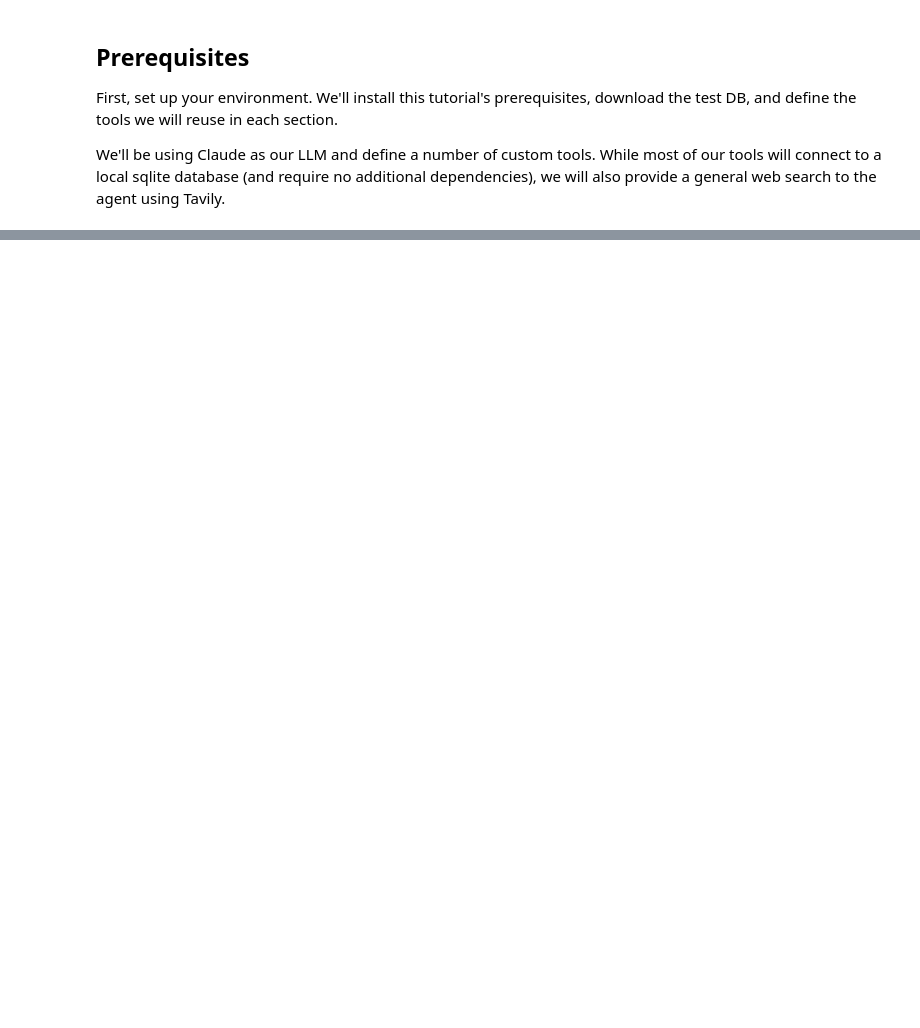
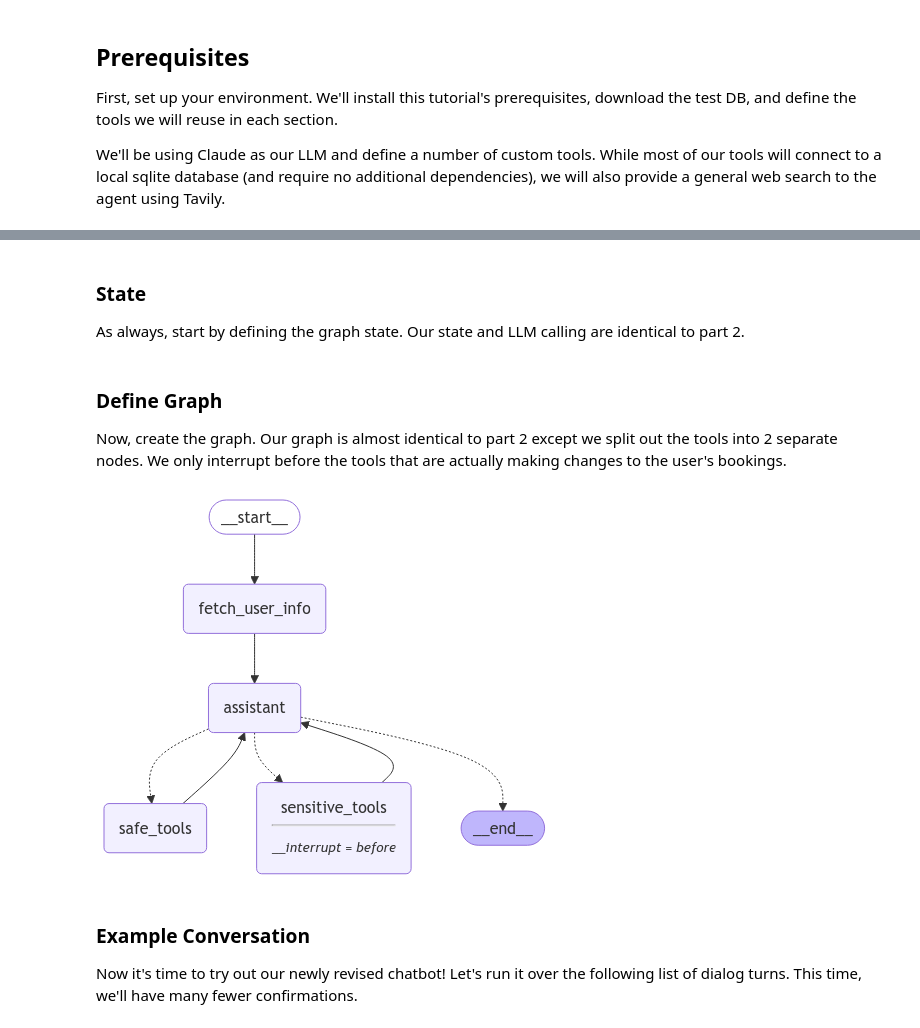
Before and after one commit to ahn283/learning, a Jupyter notebook: llm/langgraph/3_chabots_customer_support.ipynb, the cells around one changed output, grey strips where cells are left out. Cells and saved outputs as stored; diff of their text form; code cells hidden in the pictures; blank space fills up the shorter version.

```diff
--- a/llm/langgraph/3_chabots_customer_support.ipynb
+++ b/llm/langgraph/3_chabots_customer_support.ipynb
@@ -40,0 +1275,4 @@ os.environ['LANGCHAIN_PROJECT'] = "pr-stupendous-hood-8"
+# %% [markdown]
+### State
+
+As always, start by defining the graph state. Our state and LLM calling are identical to part 2.
@@ -40,0 +1368,4 @@ os.environ['LANGCHAIN_PROJECT'] = "pr-stupendous-hood-8"
+# %% [markdown]
+### Define Graph
+
+Now, create the graph. Our graph is almost identical to part 2 except we split out the tools into 2 separate nodes. We only interrupt before the tools that are actually making changes to the user's bookings.
@@ -40,0 +1424,14 @@ os.environ['LANGCHAIN_PROJECT'] = "pr-stupendous-hood-8"
+# %%
+from IPython.display import Image, display
+
+try:
+    display(Image(part_3_graph.get_graph(xray=True).draw_mermaid_png()))
+except Exception:
+    # This requires some extra dependencies and is optional
+    pass
+# %% [output]
+[figure, added]
+# %% [markdown]
+### Example Conversation
+
+Now it's time to try out our newly revised chatbot! Let's run it over the following list of dialog turns. This time, we'll have many fewer confirmations.
```
Also changed, not shown: parts of 43 cells of this notebook, 4 other files.
